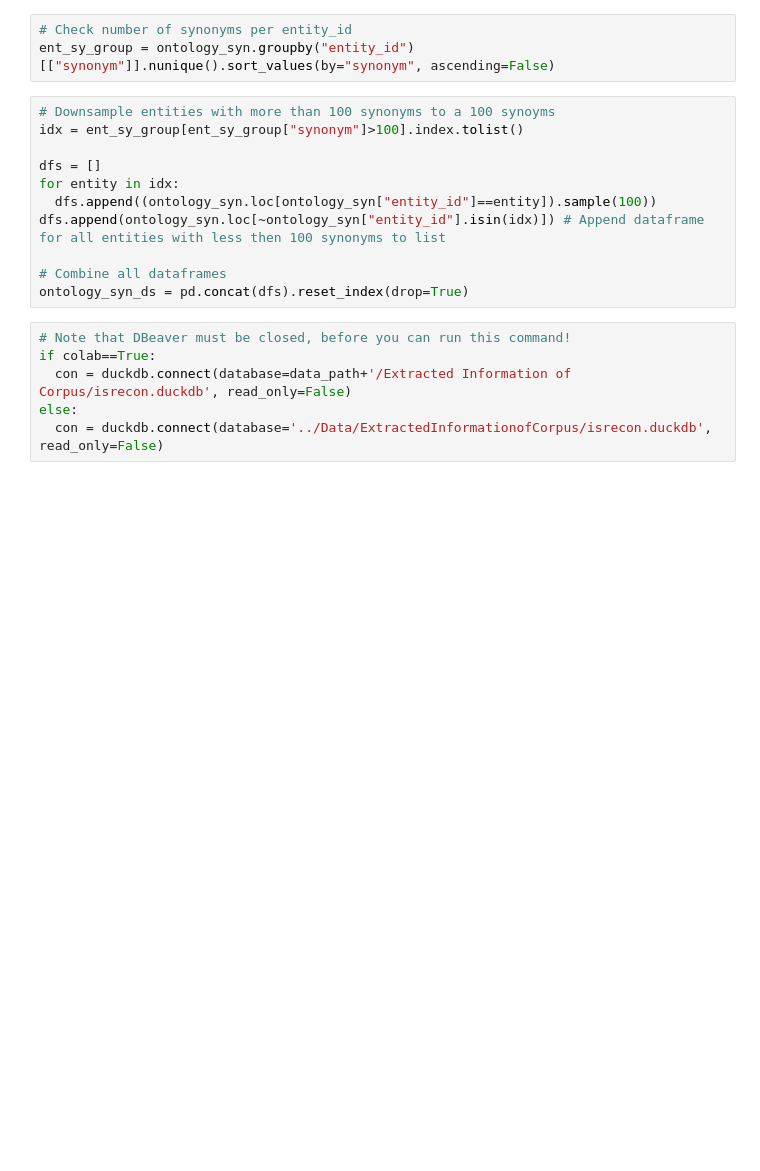
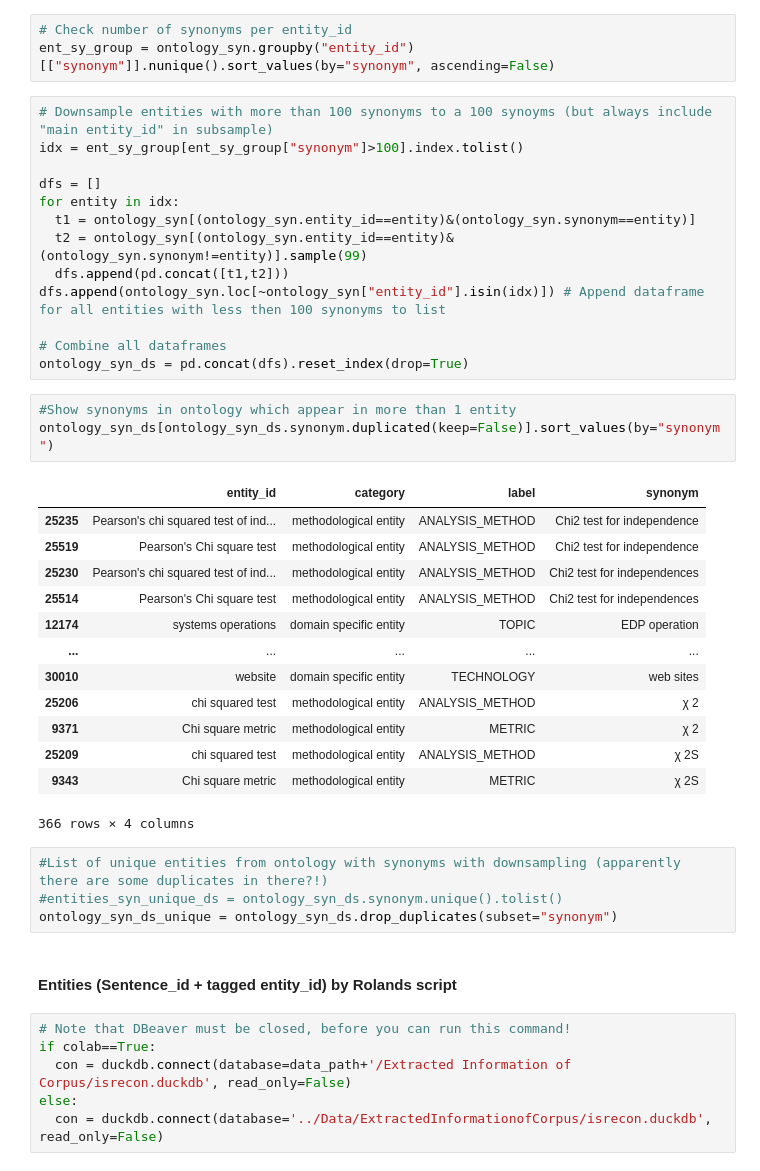
Before and after one commit to hoangminhanh/TWSM_Lab, a Jupyter notebook: Project/Notebooks/PH_Similarity_Comparison.ipynb, the cells around one changed output. Cells and saved outputs as stored; diff of their text form; blank space fills up the shorter version.

```diff
--- a/Project/Notebooks/PH_Similarity_Comparison.ipynb
+++ b/Project/Notebooks/PH_Similarity_Comparison.ipynb
@@ -74,16 +63,41 @@ ontology_syn.shape
 # Check number of synonyms per entity_id
 ent_sy_group = ontology_syn.groupby("entity_id")[["synonym"]].nunique().sort_values(by="synonym", ascending=False)
 # %%
-# Downsample entities with more than 100 synonyms to a 100 synoyms
+# Downsample entities with more than 100 synonyms to a 100 synoyms (but always include "main entity_id" in subsample)
 idx = ent_sy_group[ent_sy_group["synonym"]>100].index.tolist()
 
 dfs = []
 for entity in idx:
-  dfs.append((ontology_syn.loc[ontology_syn["entity_id"]==entity]).sample(100))
+  t1 = ontology_syn[(ontology_syn.entity_id==entity)&(ontology_syn.synonym==entity)]
+  t2 = ontology_syn[(ontology_syn.entity_id==entity)&(ontology_syn.synonym!=entity)].sample(99)
+  dfs.append(pd.concat([t1,t2]))
 dfs.append(ontology_syn.loc[~ontology_syn["entity_id"].isin(idx)]) # Append dataframe for all entities with less then 100 synonyms to list
 
 # Combine all dataframes
 ontology_syn_ds = pd.concat(dfs).reset_index(drop=True)
+# %%
+#Show synonyms in ontology which appear in more than 1 entity
+ontology_syn_ds[ontology_syn_ds.synonym.duplicated(keep=False)].sort_values(by="synonym")
+# %% [output]
+|  | entity_id | category | label | synonym |
+| 25235 | Pearson's chi squared test of ind... | methodological entity | ANALYSIS_METHOD | Chi2 test for independence |
+| 25519 | Pearson's Chi square test | methodological entity | ANALYSIS_METHOD | Chi2 test for independence |
+| 25230 | Pearson's chi squared test of ind... | methodological entity | ANALYSIS_METHOD | Chi2 test for independences |
+| 25514 | Pearson's Chi square test | methodological entity | ANALYSIS_METHOD | Chi2 test for independences |
+| 12174 | systems operations | domain specific entity | TOPIC | EDP operation |
+| ... | ... | ... | ... | ... |
+| 30010 | website | domain specific entity | TECHNOLOGY | web sites |
+| 25206 | chi squared test | methodological entity | ANALYSIS_METHOD | χ 2 |
+| 9371 | Chi square metric | methodological entity | METRIC | χ 2 |
+| 25209 | chi squared test | methodological entity | ANALYSIS_METHOD | χ 2S |
+| 9343 | Chi square metric | methodological entity | METRIC | χ 2S |
+366 rows × 4 columns
+# %%
+#List of unique entities from ontology with synonyms with downsampling (apparently there are some duplicates in there?!)
+#entities_syn_unique_ds = ontology_syn_ds.synonym.unique().tolist()
+ontology_syn_ds_unique = ontology_syn_ds.drop_duplicates(subset="synonym")
+# %% [markdown]
+#### Entities (Sentence_id + tagged entity_id) by Rolands script
 # %%
 # Note that DBeaver must be closed, before you can run this command!
 if colab==True:
```
Also changed, not shown: parts of 40 cells of this notebook.
